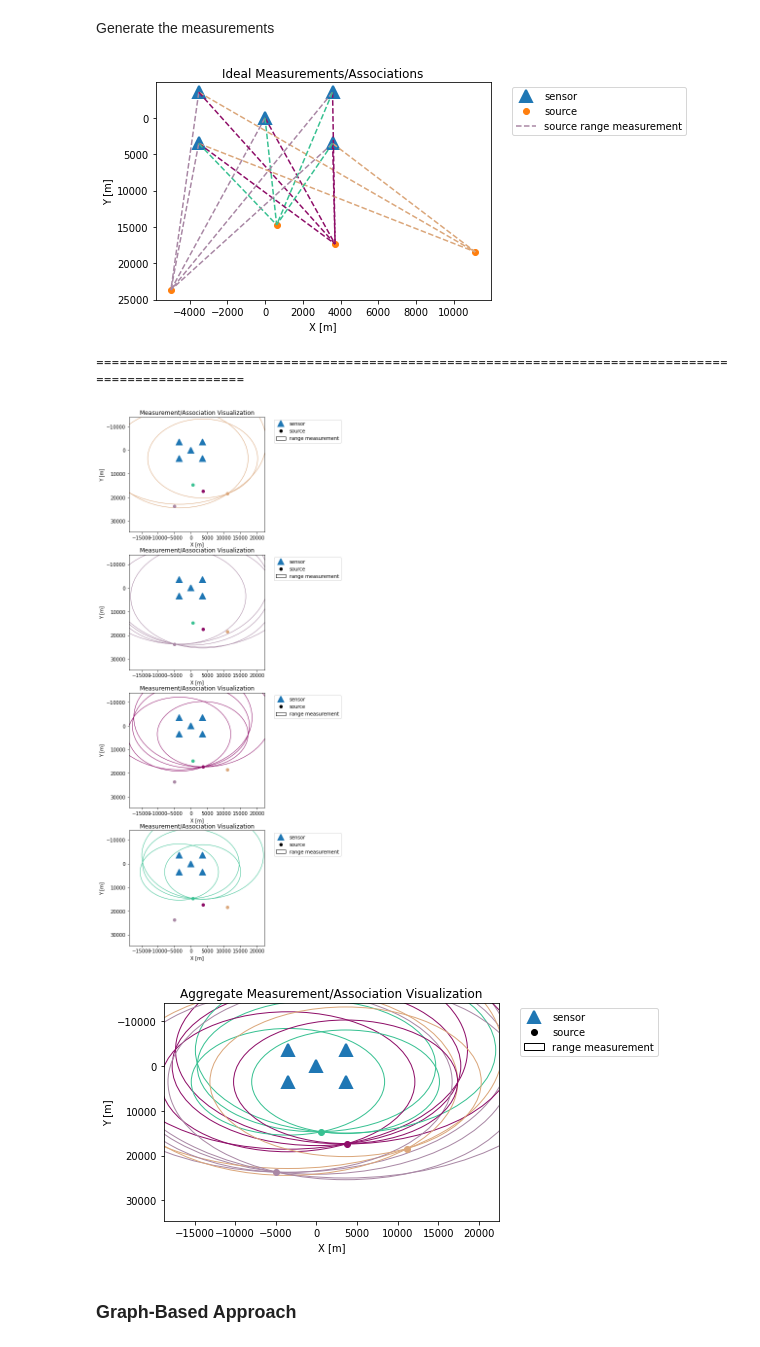
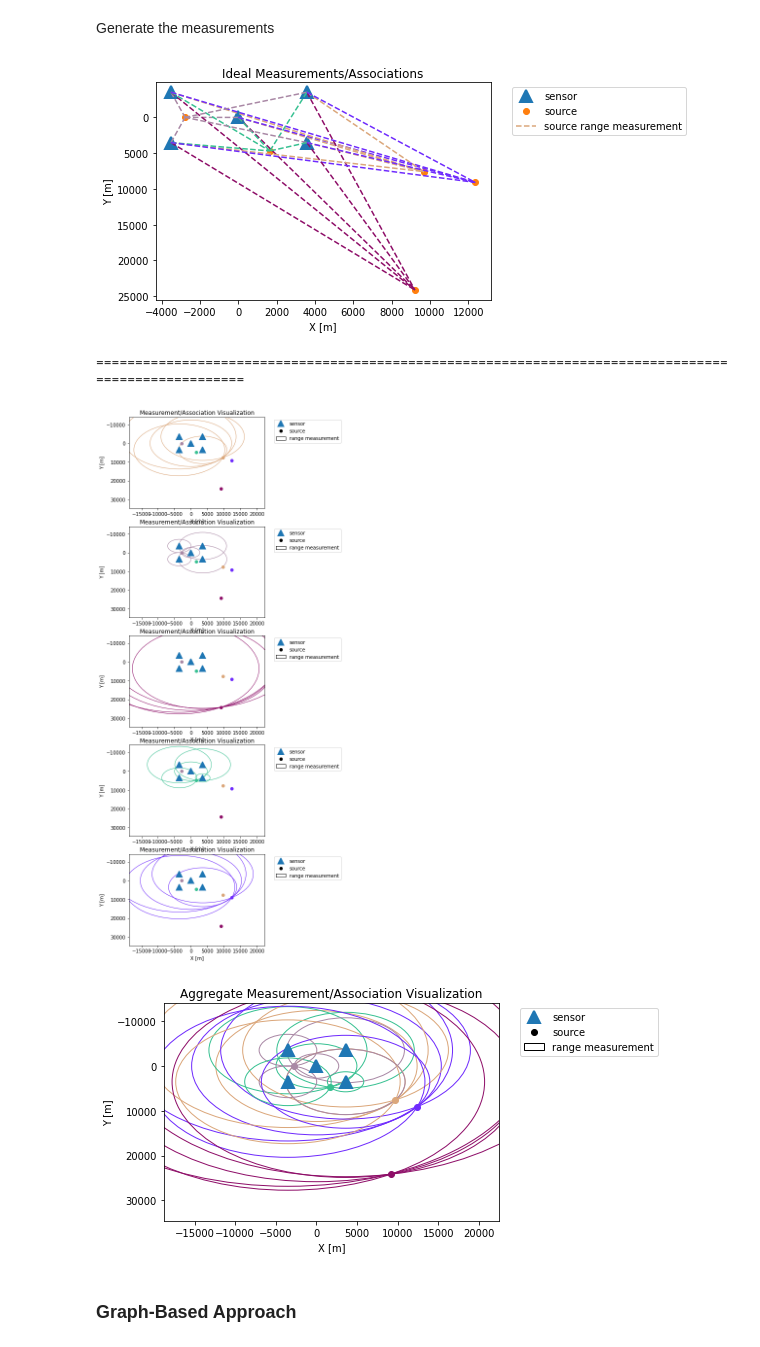
Before and after one commit to whoi-mars/Whale-Gunshot-Localization, a Jupyter notebook: associate_and_localize/algorithm_sandbox.ipynb, the cells around one changed output. Saved outputs shown, nothing was run; the diff lists cells and outputs as text; code cells hidden in the pictures.

```diff
--- a/associate_and_localize/algorithm_sandbox.ipynb
+++ b/associate_and_localize/algorithm_sandbox.ipynb
@@ -21,7 +23,7 @@ import whale_gunshot_localization.utils.math_tools as math_tools
 
 Functions to randomly generate the measurements/sources/associations and visualize the results
 # %%
-def generate_measurements(num_sources, var=10, num_delete=0, seed=1111):
+def generate_measurements(num_sources, rng, var=10, num_delete=0):
     """
     Generate some synthetic measurements to test with data association/localization algoritms.
 
@@ -32,9 +34,7 @@ def generate_measurements(num_sources, var=10, num_delete=0, seed=1111):
     var : float
         variance of Gaussian noise added to range measurements
     num_delete : int
-        maximum number of measurements to hide/delete at each TOSSIT
-    seed : int
-        seed for RNG
+        maximum number of measurements to hide/delete at each source
 
     Returns
     -------
@@ -61,40 +61,35 @@ def generate_measurements(num_sources, var=10, num_delete=0, seed=1111):
     min_y = config['scaling']['min_y']
     max_y = config['scaling']['max_y']
 
-    # instantiate random number generator
-    rng = np.random.default_rng(seed)
-
     # choose number of sources and generate source locations
-    n = rng.choice(np.arange(1,num_sources+1))
-    source_locs = np.concatenate((rng.uniform(min_y, max_y, size=(n,1)), rng.uniform(min_x, max_x, size=(n,1))), axis=1)
+    source_locs = np.concatenate((rng.uniform(min_y, max_y, size=(num_sources,1)), rng.uniform(min_x, max_x, size=(num_sources,1))), axis=1)
 
     # generate range measurements and log associations
     range_measurements, TOSSIT_associations, del_list, source_associations = [], [], [], []
+    position_dict = {i : [()] for i in range(num_sources)}
     for t in range(TOSSIT_locations.shape[0]):
 
         # calculate range measurements from all sources to TOSSIT t, adding Gaussian noise
         r = np.linalg.norm(source_locs - TOSSIT_locations[t,:], axis=1) + \
-            rng.normal(loc=0, scale=np.sqrt(var), size=n)
+            rng.normal(loc=0, scale=np.sqrt(var), size=num_sources)
         range_measurements.append(r)
 
         # generate arrays for the TOSSIT associations of the measuremnts.
-        TOSSIT_associations.append(np.ones((n,), dtype=int) * t)
-
-        # randomly generate number of signals to delete at each TOSSIT.
-        # ensure that we have at least one signal per TOSSIT for simplicity.
-        to_delete = rng.choice(np.arange(min(num_delete+1, len(range_measurements[t]))))
-        del_list.append(to_delete)
+        TOSSIT_associations.append(np.ones((num_sources,), dtype=int) * t)
 
         # generate arrays of source associations for the measurements
-        source_associations.append(np.arange(n))
+        source_associations.append(np.arange(num_sources))
 
-    # perform deletions
-    for i, (m, a, t, d) in enumerate(zip(range_measurements, source_associations, TOSSIT_associations, del_list)):
-        if d:
-            del_idx = rng.choice(np.arange(len(m)), replace=False, size=d)
-            range_measurements[i] = np.delete(m, del_idx)
-            source_associations[i] = np.delete(a, del_idx)
-            TOSSIT_associations[i] = np.delete(t, del_idx)
+    # delete from each source
+    for s in range(num_sources):
+        delete_num = rng.choice([0, num_delete])
+        if delete_num:
+            to_delete = rng.choice(np.arange(TOSSIT_locations.shape[0]), replace=False, size=delete_num)
+            for d in to_delete:
+                idx = np.argwhere(source_associations[d] == s)
+                range_measurements[d] = np.delete(range_measurements[d], idx)
+                source_associations[d] = np.delete(source_associations[d], idx)
+                TOSSIT_associations[d] = np.delete(TOSSIT_associations[d], idx)
 
     # make sure smallest association value is 0
     bias = min([a[0] for a in source_associations if len(a)])
@@ -250,22 +245,22 @@ def visualize_measurements(measurements, TOSSIT_associations, source_association
 Generate the measurements
 # %%
 # generate measurements and associations
-\
-measurements, source_associations, TOSSIT_associations, source_locs = generate_measurements(num_sources=4, var=1000, num_delete=1, seed=124)
+rng1 = np.random.default_rng(15543)
+measurements, source_associations, TOSSIT_associations, source_locs = generate_measurements(num_sources=5, var=1000, num_delete=0, rng=rng1)
 # measurements = [np.asarray([3185.71020804]), np.asarray([ 7593.89828769, 17178.02951272]), np.asarray([18884.58629025]), np.asarray([ 3727.86487432, 10147.85190501]), np.asarray([3433.91990094])]
 # source_associations = [np.asarray([0]), np.asarray([0, 1]), np.asarray([1]), np.asarray([0, 1]), np.asarray([0])]
 # TOSSIT_associations = [np.asarray([0]), np.asarray([1, 1]), np.asarray([2]), np.asarray([3, 3]), np.asarray([4])]
 # source_locs = np.asarray([[ 3136.23188162, 182.49287058], [13589.79250459, -4469.59997882]])
 
 # visualize results
 visualize_collection(measurements, TOSSIT_associations, source_associations, source_locs)
 print(100*"=")
 visualize_measurements(measurements, TOSSIT_associations, source_associations, source_locs)
 # %% [output]
-[figure, old version]
+[figure, new version]
 ====================================================================================================
-[figure, old version]
+[figure, new version]
-[figure, old version]
+[figure, new version]
 # %% [markdown]
 
 
```
Also changed, not shown: parts of 22 cells of this notebook, 1 other file.
